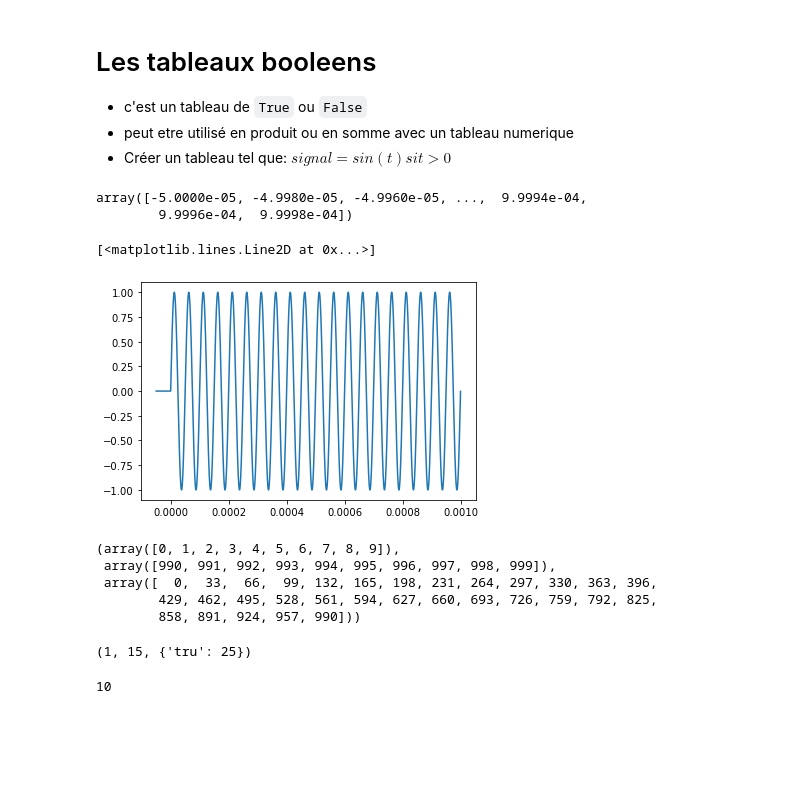
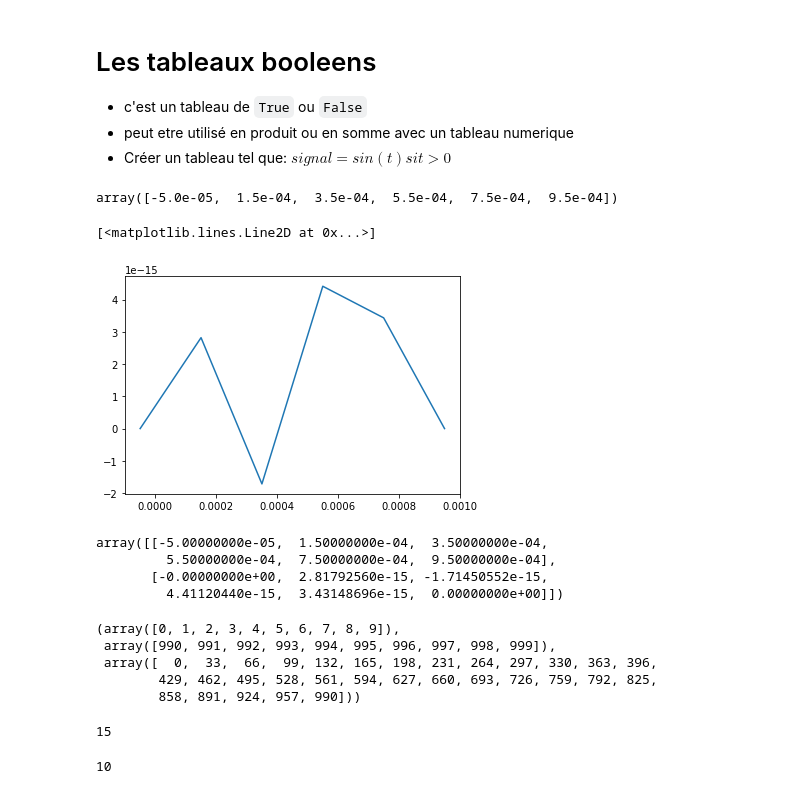
Before and after one commit to Bruyant/IntroPythonInstrum, a Jupyter notebook: NumpyAndGraph.ipynb, the cells around one changed output. Drawn from its saved outputs; the diff is of its cells as text; code cells hidden in the pictures; blank space fills up the shorter version.

```diff
--- a/NumpyAndGraph.ipynb
+++ b/NumpyAndGraph.ipynb
@@ -26,17 +26,17 @@ t, t+1, (t+1+np.identity(3))**4
 - Créer un tableau tel que:
     $signal= sin(t) si t>0$
 # %%
-Fs=50E6
+Fs=5E3
 Fexc=20E3
 Tex=1/Fexc
-t=np.arange(-Tex,20*Tex,1/Fs)
+t=np.arange(-Tex,21*Tex,1/Fs)
 t
 # %% [output]
-array([-5.0000e-05, -4.9980e-05, -4.9960e-05, ...,  9.9994e-04,
-        9.9996e-04,  9.9998e-04])
+array([-5.0e-05,  1.5e-04,  3.5e-04,  5.5e-04,  7.5e-04,  9.5e-04])
 # %%
 import matplotlib.pylab as plt
-plt.plot(t,(t>0)*np.sin(2*np.pi*Fexc*t))
+s=(t<19*Tex)*(t>0)*np.sin(2*np.pi*Fexc*t)
+plt.plot(t,s)
 # %% [output]
 [<matplotlib.lines.Line2D at 0x...>]
-[figure, old version]
+[figure, new version]
@@ -43,3 +45,10 @@ plt.plot(t,(t>0)*np.sin(2*np.pi*Fexc*t))
+# %%
+np.stack((t,s))
+# %% [output]
+array([[-5.00000000e-05,  1.50000000e-04,  3.50000000e-04,
+         5.50000000e-04,  7.50000000e-04,  9.50000000e-04],
+       [-0.00000000e+00,  2.81792560e-15, -1.71450552e-15,
+         4.41120440e-15,  3.43148696e-15,  0.00000000e+00]])
 # %%
 n1000=np.arange(1000)
 n1000[:10],n1000[-10:],n1000[::33],
@@ -51,10 +60,13 @@ n1000[:10],n1000[-10:],n1000[::33],
         858, 891, 924, 957, 990]))
 # %%
 def func(toto,tutu=10,**kwords):
-    return toto,tutu,kwords
-func(1,tru=25,tutu=15)
+    return toto,tutu
+
+
+a,b=func(1,tutu=15)
+b
 # %% [output]
-(1, 15, {'tru': 25})
+15
 # %%
 params={'var1':10,
     'var2':20}
```
Also changed, not shown: parts of 1 cell of this notebook, 2 other files.
